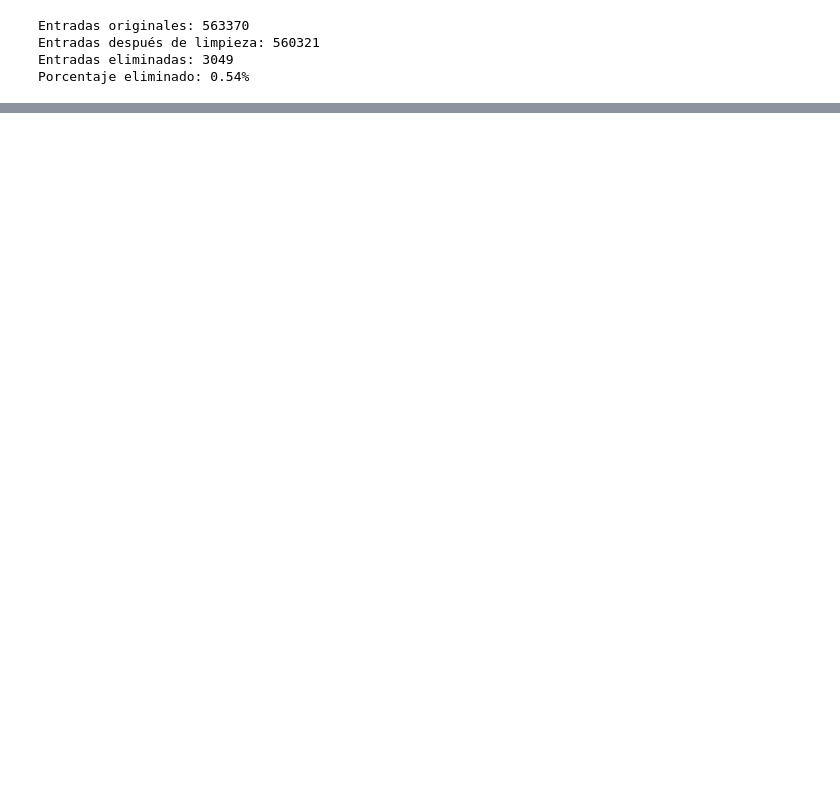
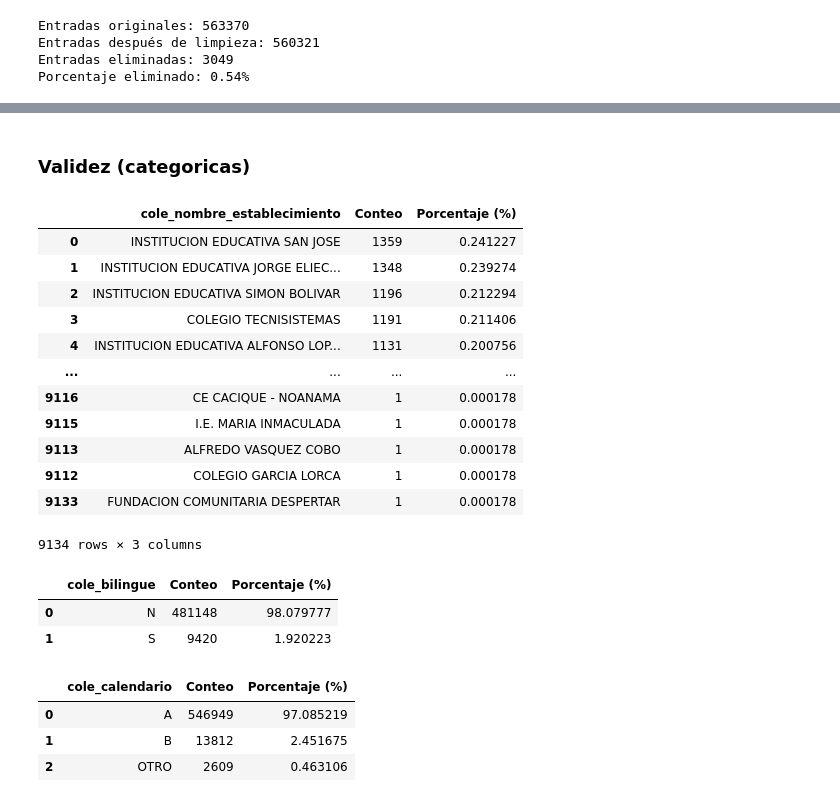
Before and after one commit to WilliamBayona/actd-proyecto2, a Jupyter notebook: limpieza.ipynb, the cells around one changed output, grey strips where cells are left out. Drawn from its saved outputs; the diff is of its cells as text; code cells hidden in the pictures; blank space fills up the shorter version.

```diff
--- a/limpieza.ipynb
+++ b/limpieza.ipynb
@@ -500,0 +552,34 @@ df1.to_csv("data2016_P1_limpio.csv", index=False)
+# %% [markdown]
+### Validez (categoricas)
+# %%
+valCOl = df2["cole_nombre_establecimiento"].value_counts()
+pd.DataFrame({'cole_nombre_establecimiento': valCOl.index, 'Conteo': valCOl.values, 'Porcentaje (%)': valCOl.values * 100 / valCOl.values.sum()}).sort_values(by='Conteo', ascending=False)
+# %% [output]
+|  | cole_nombre_establecimiento | Conteo | Porcentaje (%) |
+| 0 | INSTITUCION EDUCATIVA SAN JOSE | 1359 | 0.241227 |
+| 1 | INSTITUCION EDUCATIVA JORGE ELIEC... | 1348 | 0.239274 |
+| 2 | INSTITUCION EDUCATIVA SIMON BOLIVAR | 1196 | 0.212294 |
+| 3 | COLEGIO TECNISISTEMAS | 1191 | 0.211406 |
+| 4 | INSTITUCION EDUCATIVA ALFONSO LOP... | 1131 | 0.200756 |
+| ... | ... | ... | ... |
+| 9116 | CE CACIQUE - NOANAMA | 1 | 0.000178 |
+| 9115 | I.E. MARIA INMACULADA | 1 | 0.000178 |
+| 9113 | ALFREDO VASQUEZ COBO | 1 | 0.000178 |
+| 9112 | COLEGIO GARCIA LORCA | 1 | 0.000178 |
+| 9133 | FUNDACION COMUNITARIA DESPERTAR | 1 | 0.000178 |
+9134 rows × 3 columns
+# %%
+valCOl = df2["cole_bilingue"].value_counts()
+pd.DataFrame({'cole_bilingue': valCOl.index, 'Conteo': valCOl.values, 'Porcentaje (%)': valCOl.values * 100 / valCOl.values.sum()}).sort_values(by='Conteo', ascending=False)
+# %% [output]
+|  | cole_bilingue | Conteo | Porcentaje (%) |
+| 0 | N | 481148 | 98.079777 |
+| 1 | S | 9420 | 1.920223 |
+# %%
+valCOl = df2["cole_calendario"].value_counts()
+pd.DataFrame({'cole_calendario': valCOl.index, 'Conteo': valCOl.values, 'Porcentaje (%)': valCOl.values * 100 / valCOl.values.sum()}).sort_values(by='Conteo', ascending=False)
+# %% [output]
+|  | cole_calendario | Conteo | Porcentaje (%) |
+| 0 | A | 546949 | 97.085219 |
+| 1 | B | 13812 | 2.451675 |
+| 2 | OTRO | 2609 | 0.463106 |
```
Also changed, not shown: parts of 31 cells of this notebook, 1 other file.
